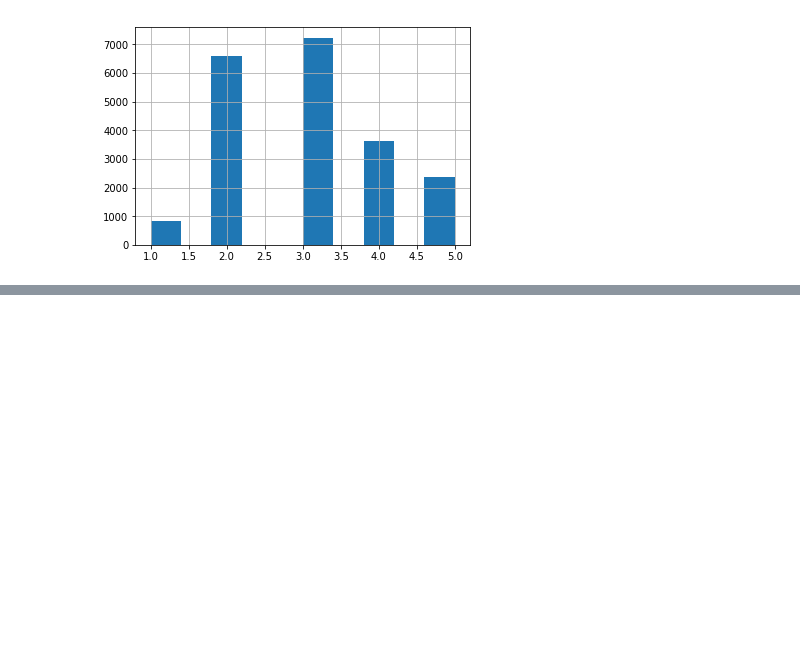
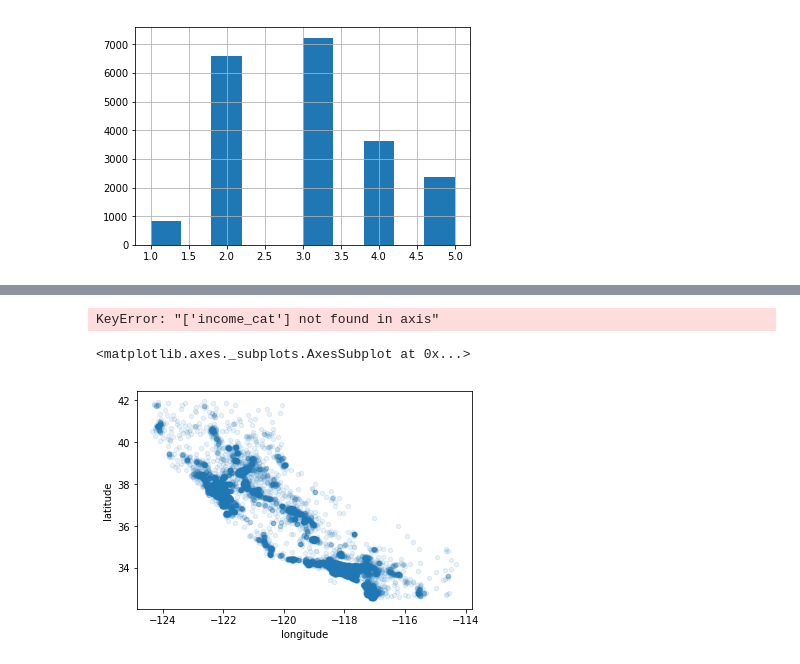
Before and after one commit to battyone/python_tutorial, a Jupyter notebook: handson-ml/01 housing/notebook/Housing.ipynb, the cells around one changed output, grey strips where cells are left out. Drawn from its saved outputs; the diff is of its cells as text; code cells hidden in the pictures; blank space fills up the shorter version.

Commit message:
handson-ml housing tutorial

```diff
--- a/handson-ml/01 housing/notebook/Housing.ipynb
+++ b/handson-ml/01 housing/notebook/Housing.ipynb
@@ -103,0 +104,18 @@ train_set.head()
+# %%
+# stratified sampling based on income category
+split = StratifiedShuffleSplit(n_splits=1, test_size=0.2, random_state=42)
+for train_index, test_index in split.split(housing, housing["income_cat"]):
+    strat_train_set=housing.loc[train_index]
+    strat_test_set=housing.loc[test_index]
+
+
+# fig, axes = plt.subplots(1, 2)
+# strat_train_set["income_cat"].hist(ax=axes[0])
+# strat_test_set["income_cat"].hist(ax=axes[1])
+
+print(strat_train_set["income_cat"].value_counts() / len(strat_train_set))
+print(train_set["income_cat"].value_counts() / len(train_set))
+
+
+
+# print(strat_test_set["income_cat"].value_counts() / len(strat_test_set))
@@ -103,0 +135,20 @@ train_set.head()
+# %%
+# remove the "income_cat"
+
+strat_train_set.head()
+
+for set_ in (strat_train_set, strat_test_set):
+    set_.drop("income_cat", axis=1, inplace=True)
+# %% [output]
+KeyError: "['income_cat'] not found in axis"
+# %%
+# make a copy
+housing = strat_train_set.copy()
+# %%
+# housing.plot(kind="scatter", x="longitude", y="latitude")
+
+# show high density by using alpha
+housing.plot(kind="scatter", x="longitude", y="latitude", alpha=0.1)
+# %% [output]
+<matplotlib.axes._subplots.AxesSubplot at 0x...>
+[figure, added]
```
Also changed, not shown: parts of 8 cells of this notebook.
